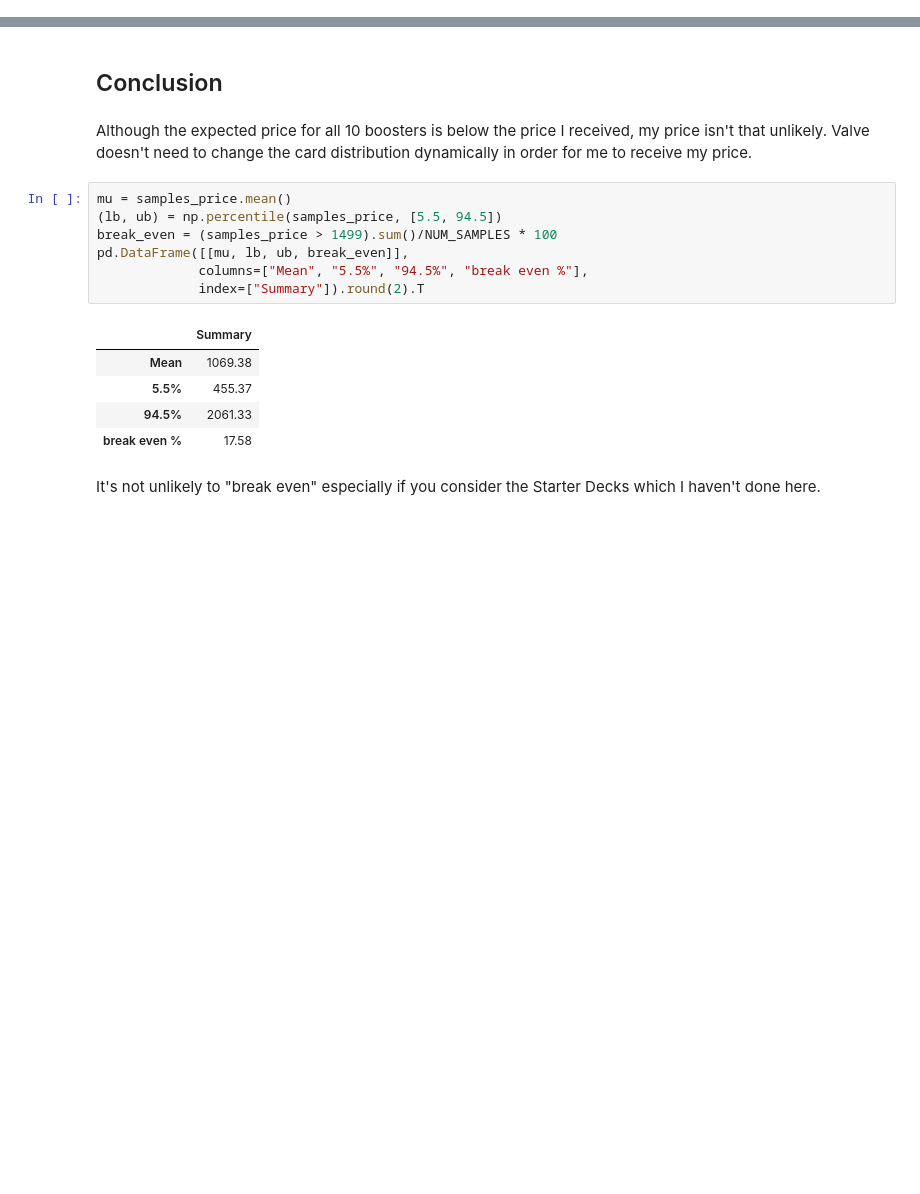
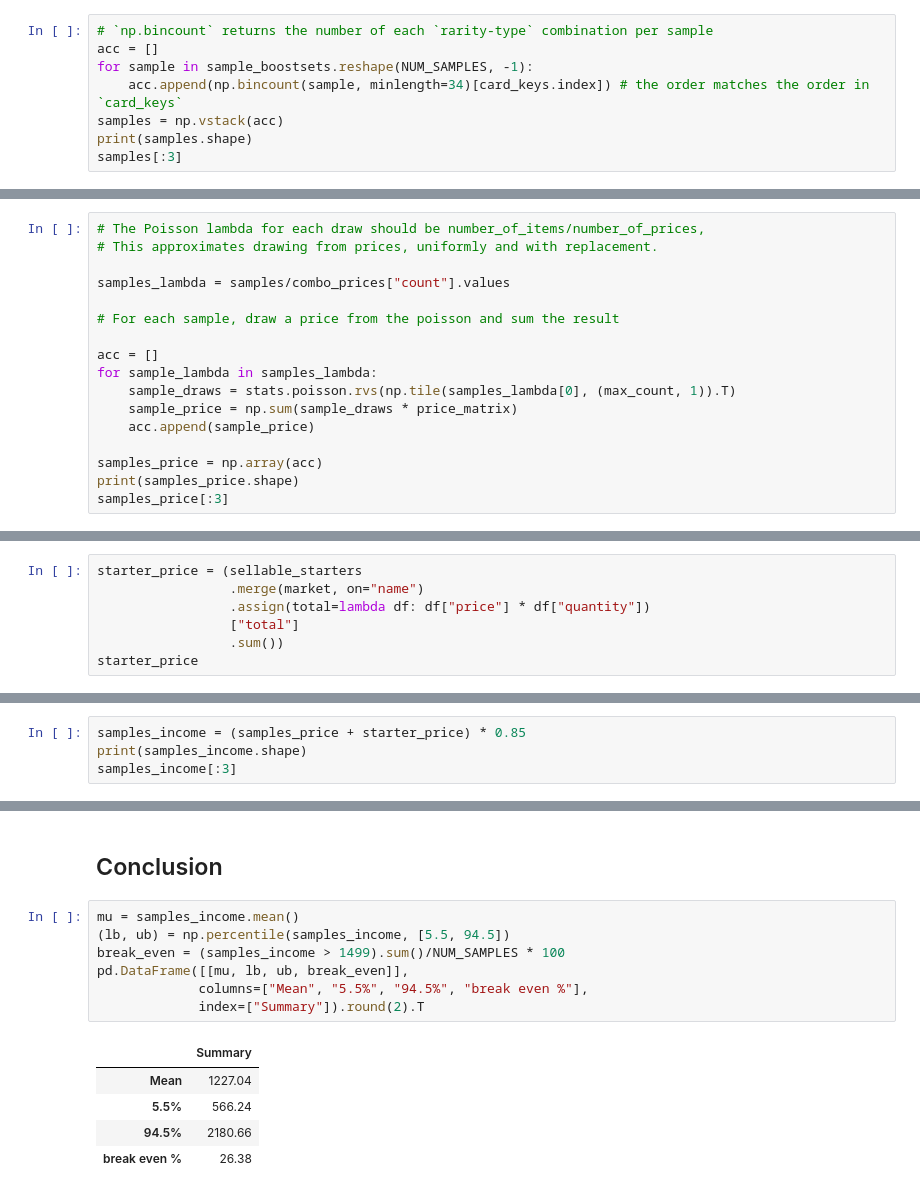
Before and after one commit to grinnbearit/excavate, a Jupyter notebook: booster_prices.ipynb, the cells around one changed output, grey strips where cells are left out. Cells and saved outputs as stored; diff of their text form; blank space fills up the shorter version.

```diff
--- a/booster_prices.ipynb
+++ b/booster_prices.ipynb
@@ -336,0 +251,8 @@ ax.set_xlabel("market price (INR) for 10 boosters");
+# %%
+# `np.bincount` returns the number of each `rarity-type` combination per sample
+acc = []
+for sample in sample_boostsets.reshape(NUM_SAMPLES, -1):
+    acc.append(np.bincount(sample, minlength=34)[card_keys.index]) # the order matches the order in `card_keys`
+samples = np.vstack(acc)
+print(samples.shape)
+samples[:3]
@@ -336,0 +368,17 @@ ax.set_xlabel("market price (INR) for 10 boosters");
+# %%
+# The Poisson lambda for each draw should be number_of_items/number_of_prices,
+# This approximates drawing from prices, uniformly and with replacement.
+
+samples_lambda = samples/combo_prices["count"].values
+
+# For each sample, draw a price from the poisson and sum the result
+
+acc = []
+for sample_lambda in samples_lambda:
+    sample_draws = stats.poisson.rvs(np.tile(samples_lambda[0], (max_count, 1)).T)
+    sample_price = np.sum(sample_draws * price_matrix)
+    acc.append(sample_price)
+
+samples_price = np.array(acc)
+print(samples_price.shape)
+samples_price[:3]
@@ -336,0 +392,7 @@ ax.set_xlabel("market price (INR) for 10 boosters");
+# %%
+starter_price = (sellable_starters
+                 .merge(market, on="name")
+                 .assign(total=lambda df: df["price"] * df["quantity"])
+                 ["total"]
+                 .sum())
+starter_price
@@ -336,0 +401,4 @@ ax.set_xlabel("market price (INR) for 10 boosters");
+# %%
+samples_income = (samples_price + starter_price) * 0.85
+print(samples_income.shape)
+samples_income[:3]
@@ -337,19 +425,15 @@ ax.set_xlabel("market price (INR) for 10 boosters");
 # %% [markdown]
 ## Conclusion
-# %% [markdown]
-Although the expected price for all 10 boosters is below the price I received, my price isn't that unlikely. Valve doesn't need to change the card distribution dynamically in order for me to receive my price.
 # %%
-mu = samples_price.mean()
-(lb, ub) = np.percentile(samples_price, [5.5, 94.5])
-break_even = (samples_price > 1499).sum()/NUM_SAMPLES * 100
+mu = samples_income.mean()
+(lb, ub) = np.percentile(samples_income, [5.5, 94.5])
+break_even = (samples_income > 1499).sum()/NUM_SAMPLES * 100
 pd.DataFrame([[mu, lb, ub, break_even]],
              columns=["Mean", "5.5%", "94.5%", "break even %"],
              index=["Summary"]).round(2).T
 # %% [output]
 |  | Summary |
-| Mean | 1069.38 |
-| 5.5% | 455.37 |
-| 94.5% | 2061.33 |
-| break even % | 17.58 |
+| Mean | 1227.04 |
+| 5.5% | 566.24 |
+| 94.5% | 2180.66 |
+| break even % | 26.38 |
-# %% [markdown]
-It's not unlikely to "break even" especially if you consider the Starter Decks which I haven't done here.
```
Also changed, not shown: parts of 61 cells of this notebook.
